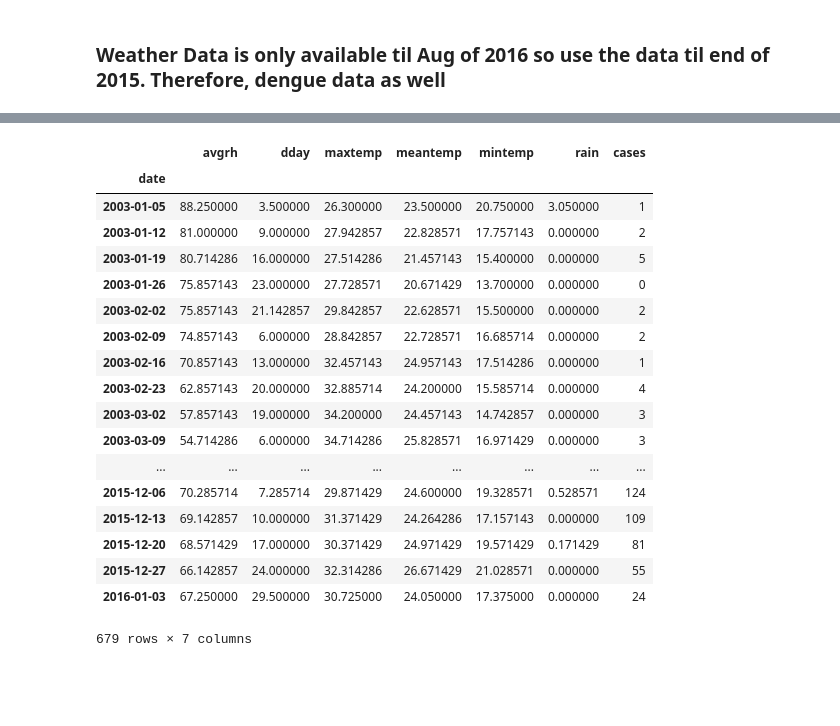
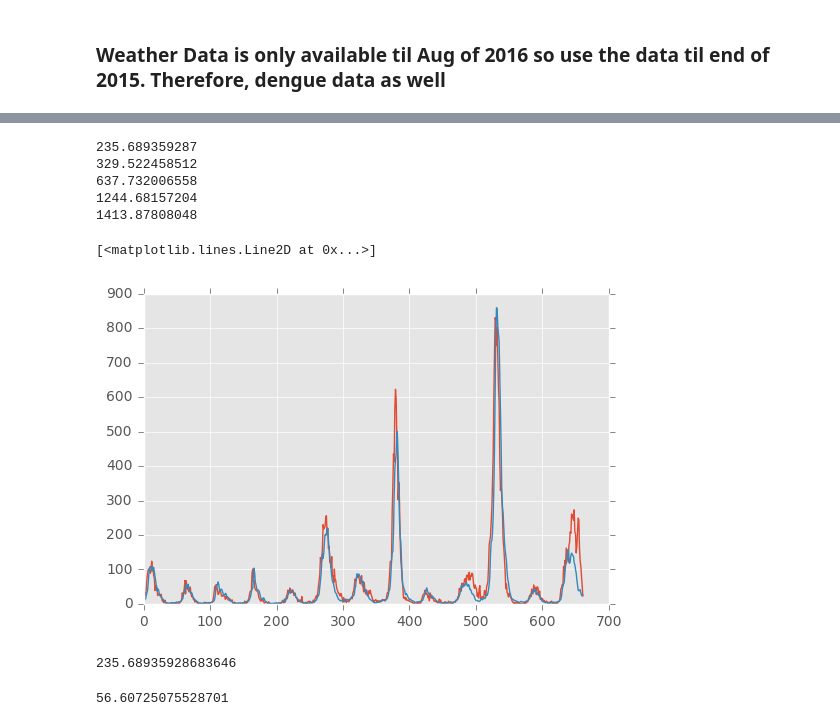
Before and after one commit to johnnycs/dengue-prediction, a Jupyter notebook: Weather Dependent Dengue Forecast.ipynb, the cells around one changed output, grey strips where cells are left out. Cells and saved outputs as stored; diff of their text form; code cells hidden in the pictures; blank space fills up the shorter version.

```diff
--- a/Weather Dependent Dengue Forecast.ipynb
+++ b/Weather Dependent Dengue Forecast.ipynb
@@ -165,22 +179,40 @@ plot_prediction(13,cm_dengues_weather,cm_13.x,"ChiangMai")
-# %%
-cm_dengues_weather
-# %% [output]
-|  | avgrh | dday | maxtemp | meantemp | mintemp | rain | cases |
-| date |  |  |  |  |  |  |  |
-| 2003-01-05 | 88.250000 | 3.500000 | 26.300000 | 23.500000 | 20.750000 | 3.050000 | 1 |
-| 2003-01-12 | 81.000000 | 9.000000 | 27.942857 | 22.828571 | 17.757143 | 0.000000 | 2 |
-| 2003-01-19 | 80.714286 | 16.000000 | 27.514286 | 21.457143 | 15.400000 | 0.000000 | 5 |
-| 2003-01-26 | 75.857143 | 23.000000 | 27.728571 | 20.671429 | 13.700000 | 0.000000 | 0 |
-| 2003-02-02 | 75.857143 | 21.142857 | 29.842857 | 22.628571 | 15.500000 | 0.000000 | 2 |
-| 2003-02-09 | 74.857143 | 6.000000 | 28.842857 | 22.728571 | 16.685714 | 0.000000 | 2 |
-| 2003-02-16 | 70.857143 | 13.000000 | 32.457143 | 24.957143 | 17.514286 | 0.000000 | 1 |
-| 2003-02-23 | 62.857143 | 20.000000 | 32.885714 | 24.200000 | 15.585714 | 0.000000 | 4 |
-| 2003-03-02 | 57.857143 | 19.000000 | 34.200000 | 24.457143 | 14.742857 | 0.000000 | 3 |
-| 2003-03-09 | 54.714286 | 6.000000 | 34.714286 | 25.828571 | 16.971429 | 0.000000 | 3 |
-| ... | ... | ... | ... | ... | ... | ... | ... |
-| 2015-12-06 | 70.285714 | 7.285714 | 29.871429 | 24.600000 | 19.328571 | 0.528571 | 124 |
-| 2015-12-13 | 69.142857 | 10.000000 | 31.371429 | 24.264286 | 17.157143 | 0.000000 | 109 |
-| 2015-12-20 | 68.571429 | 17.000000 | 30.371429 | 24.971429 | 19.571429 | 0.171429 | 81 |
-| 2015-12-27 | 66.142857 | 24.000000 | 32.314286 | 26.671429 | 21.028571 | 0.000000 | 55 |
-| 2016-01-03 | 67.250000 | 29.500000 | 30.725000 | 24.050000 | 17.375000 | 0.000000 | 24 |
-679 rows × 7 columns
+# %%
+for_validation = plot_prediction(16, 9, cm_dengues_weather, cm_16.x, "ChiangMai")
+# %%
+a = [1,2,4,8,12]
+for i,e in enumerate(for_validation):
+    pred = np.array(e)
+
+    print validation(pred[:-a[i]],cm_dengues_weather.cases[16+a[i]:])
+
+#     plt.plot(range(len(cm_dengues_weather.cases[16+a[i]:])),cm_dengues_weather.cases[16+a[i]:])
+#     plt.plot(pred[:-a[i]])
+#     cm_dengues_weather.cases[16+a[i] - 1:] - pred[:a[i]-1]
+#     break
+# %% [output]
+235.689359287
+329.522458512
+637.732006558
+1244.68157204
+1413.87808048
+# %%
+plt.plot(range(len(cm_dengues_weather.cases[16+1:])),cm_dengues_weather.cases[16+1:])
+plt.plot(for_validation[0][:-1])
+# %% [output]
+[<matplotlib.lines.Line2D at 0x...>]
+[figure, added]
+# %%
+def validation(prediction, real):
+    residual_sq = (real - prediction)**2
+    real = np.array(real)
+    sigma = np.mean(real)**0.5
+    score = residual_sq / float(sigma)
+    return sum(score) / len(real)
+
+validation(for_validation[0][:-1],cm_dengues_weather.cases[16+1:])
+# %% [output]
+235.68935928683646
+# %%
+np.mean(cm_dengues_weather.cases[16+1:])
+# %% [output]
+56.60725075528701
```
Also changed, not shown: parts of 11 cells of this notebook, 9 other files.
